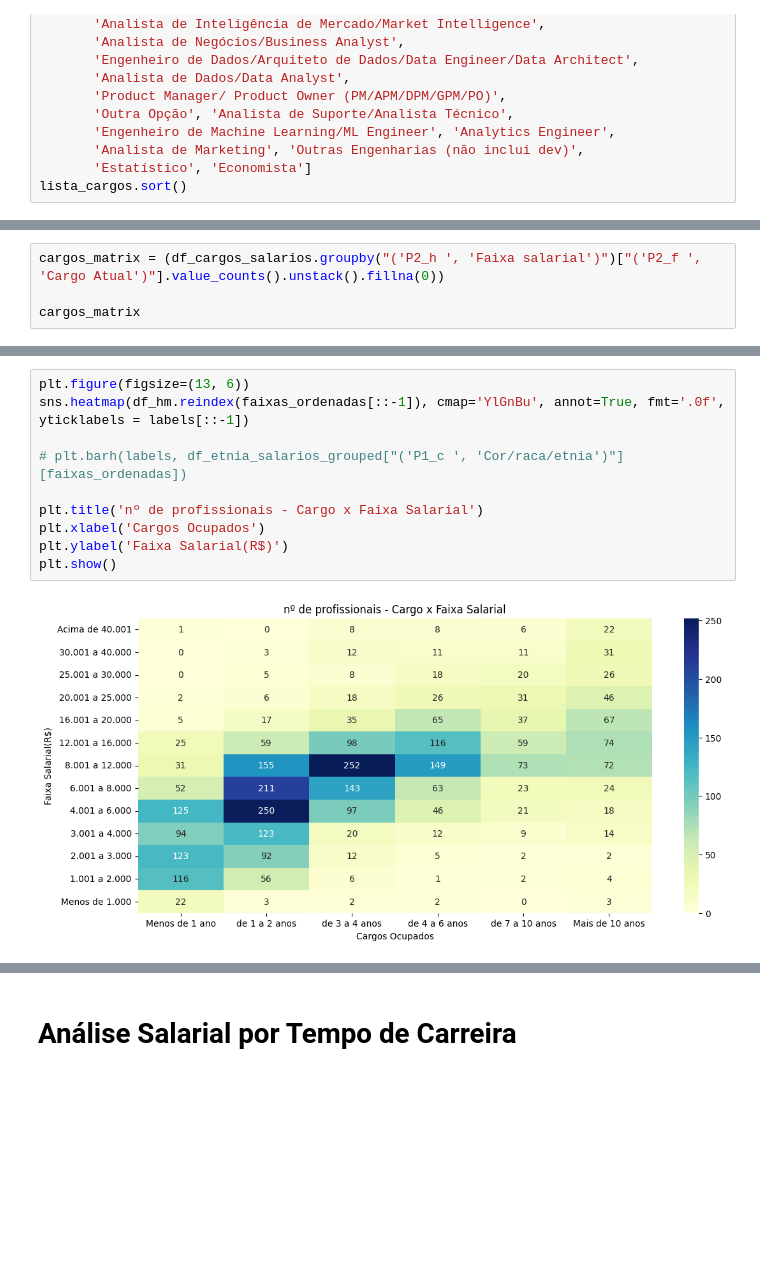
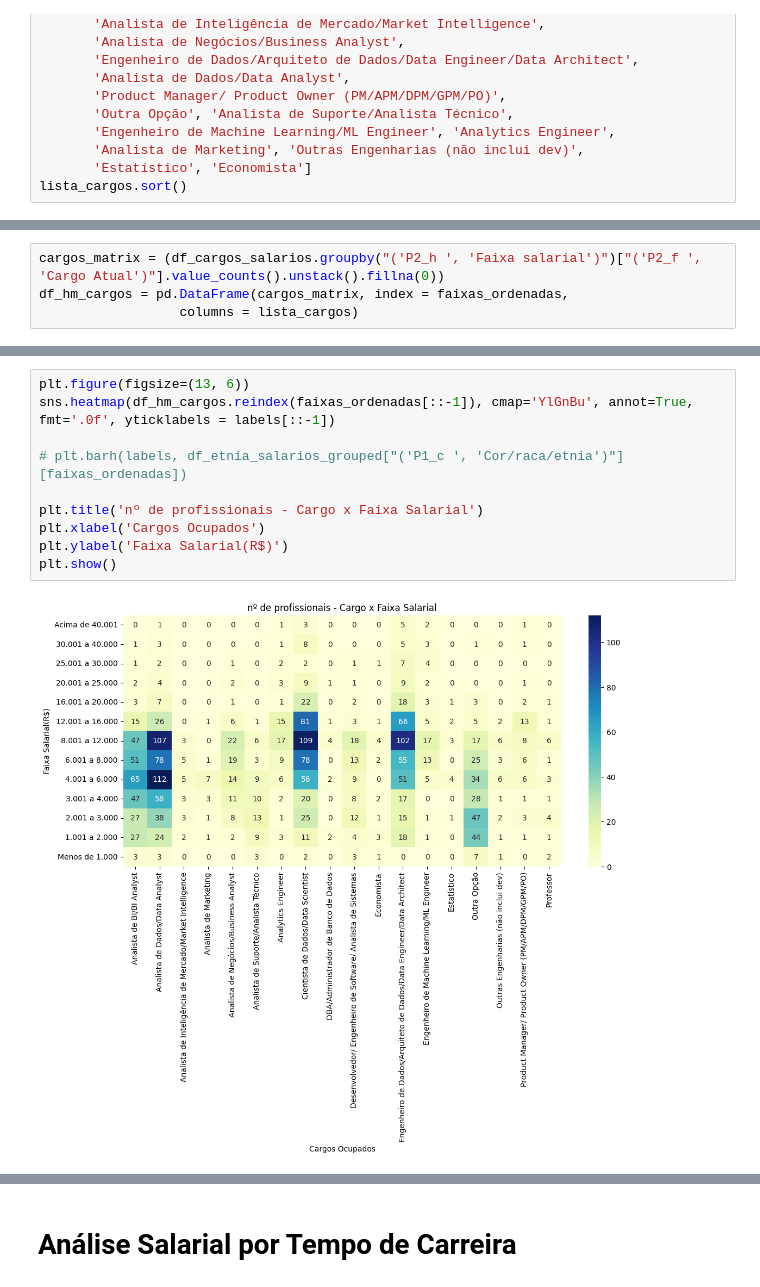
Before and after one commit to dallaqua/Trabalho_Santander_Coders_TPI, a Jupyter notebook: analise_mercado_dados_2022.ipynb, the cells around one changed output, grey strips where cells are left out. Saved outputs shown, nothing was run; the diff lists cells and outputs as text; blank space fills up the shorter version.

```diff
--- a/analise_mercado_dados_2022.ipynb
+++ b/analise_mercado_dados_2022.ipynb
@@ -367,5 +305,5 @@ for cargo in lista_cargos:
 ... (6 outputs left out)
 # %%
 cargos_matrix = (df_cargos_salarios.groupby("('P2_h ', 'Faixa salarial')")["('P2_f ', 'Cargo Atual')"].value_counts().unstack().fillna(0))
-
-cargos_matrix
+df_hm_cargos = pd.DataFrame(cargos_matrix, index = faixas_ordenadas,
+                  columns = lista_cargos)
@@ -407,12 +310,12 @@ df_hm
 # %%
 plt.figure(figsize=(13, 6))
-sns.heatmap(df_hm.reindex(faixas_ordenadas[::-1]), cmap='YlGnBu', annot=True, fmt='.0f', yticklabels = labels[::-1])
+sns.heatmap(df_hm_cargos.reindex(faixas_ordenadas[::-1]), cmap='YlGnBu', annot=True, fmt='.0f', yticklabels = labels[::-1])
 
 # plt.barh(labels, df_etnia_salarios_grouped["('P1_c ', 'Cor/raca/etnia')"][faixas_ordenadas])
 
 plt.title('nº de profissionais - Cargo x Faixa Salarial')
 plt.xlabel('Cargos Ocupados')
 plt.ylabel('Faixa Salarial(R$)')
 plt.show()
 # %% [output]
-[figure, old version]
+[figure, new version]
```
Also changed, not shown: parts of 38 cells of this notebook.
